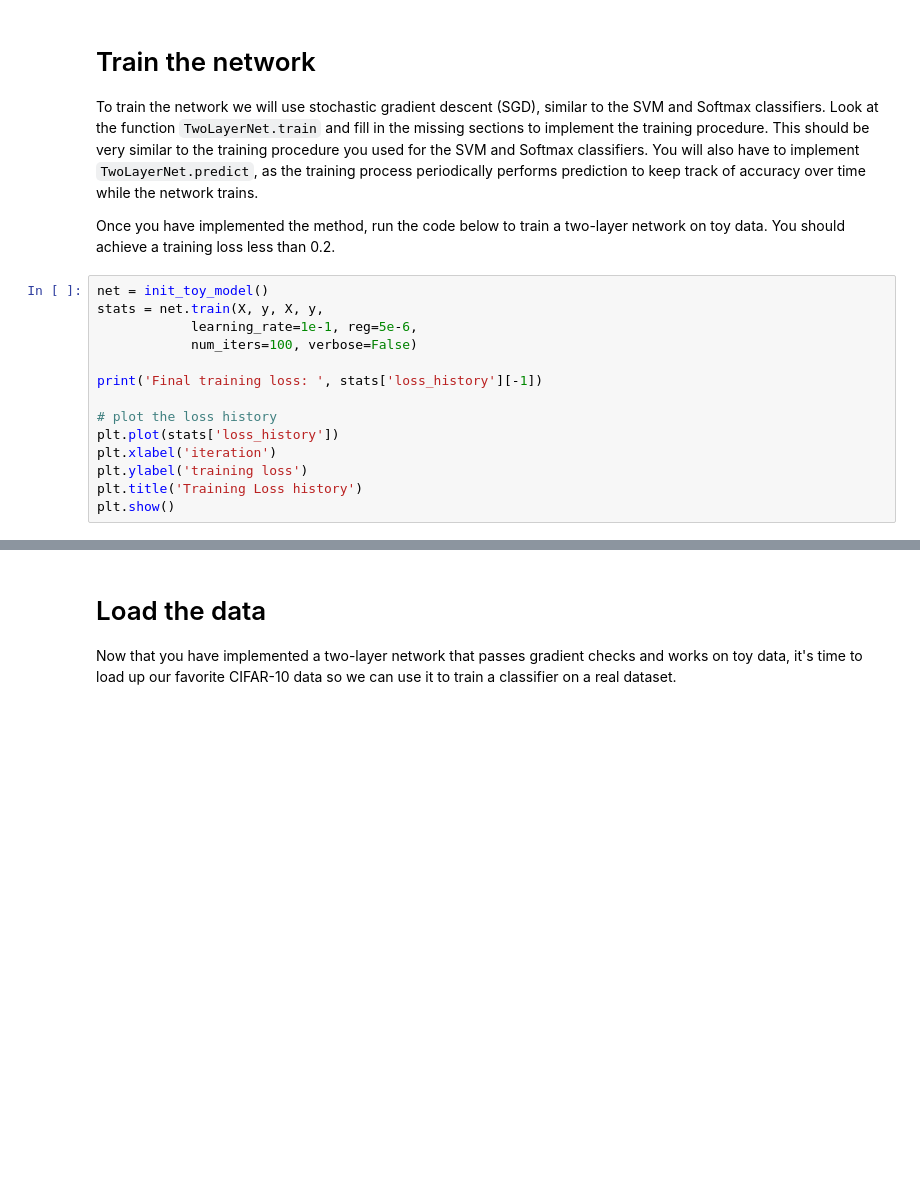
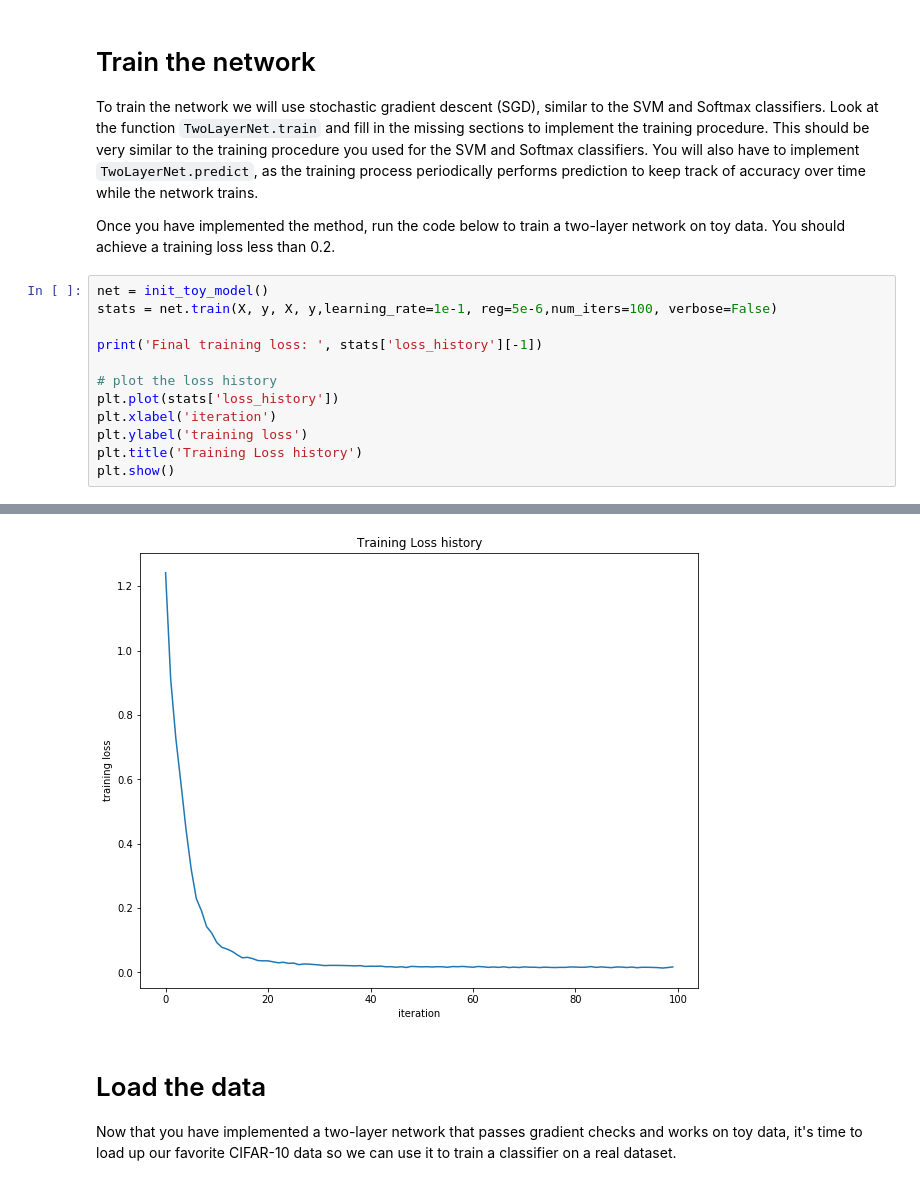
Before and after one commit to gupta-nikita/cs231n-Stanford, a Jupyter notebook: assignment1/two_layer_net.ipynb, the cells around one changed output, grey strips where cells are left out. Cells and saved outputs as stored; diff of their text form; blank space fills up the shorter version.

```diff
--- a/assignment1/two_layer_net.ipynb
+++ b/assignment1/two_layer_net.ipynb
@@ -121,9 +129,7 @@ To train the network we will use stochastic gradient descent (SGD), similar to t
 Once you have implemented the method, run the code below to train a two-layer network on toy data. You should achieve a training loss less than 0.2.
 # %%
 net = init_toy_model()
-stats = net.train(X, y, X, y,
-            learning_rate=1e-1, reg=5e-6,
-            num_iters=100, verbose=False)
+stats = net.train(X, y, X, y,learning_rate=1e-1, reg=5e-6,num_iters=100, verbose=False)
 
 print('Final training loss: ', stats['loss_history'][-1])
 
@@ -133,3 +139,4 @@ plt.xlabel('iteration')
 plt.ylabel('training loss')
 plt.title('Training Loss history')
 plt.show()
+# %% [output]
@@ -136,3 +144,4 @@ plt.show()
+[figure, added]
 # %% [markdown]
 # Load the data
 Now that you have implemented a two-layer network that passes gradient checks and works on toy data, it's time to load up our favorite CIFAR-10 data so we can use it to train a classifier on a real dataset.
```
Also changed, not shown: parts of 7 cells of this notebook, 2 other files.
